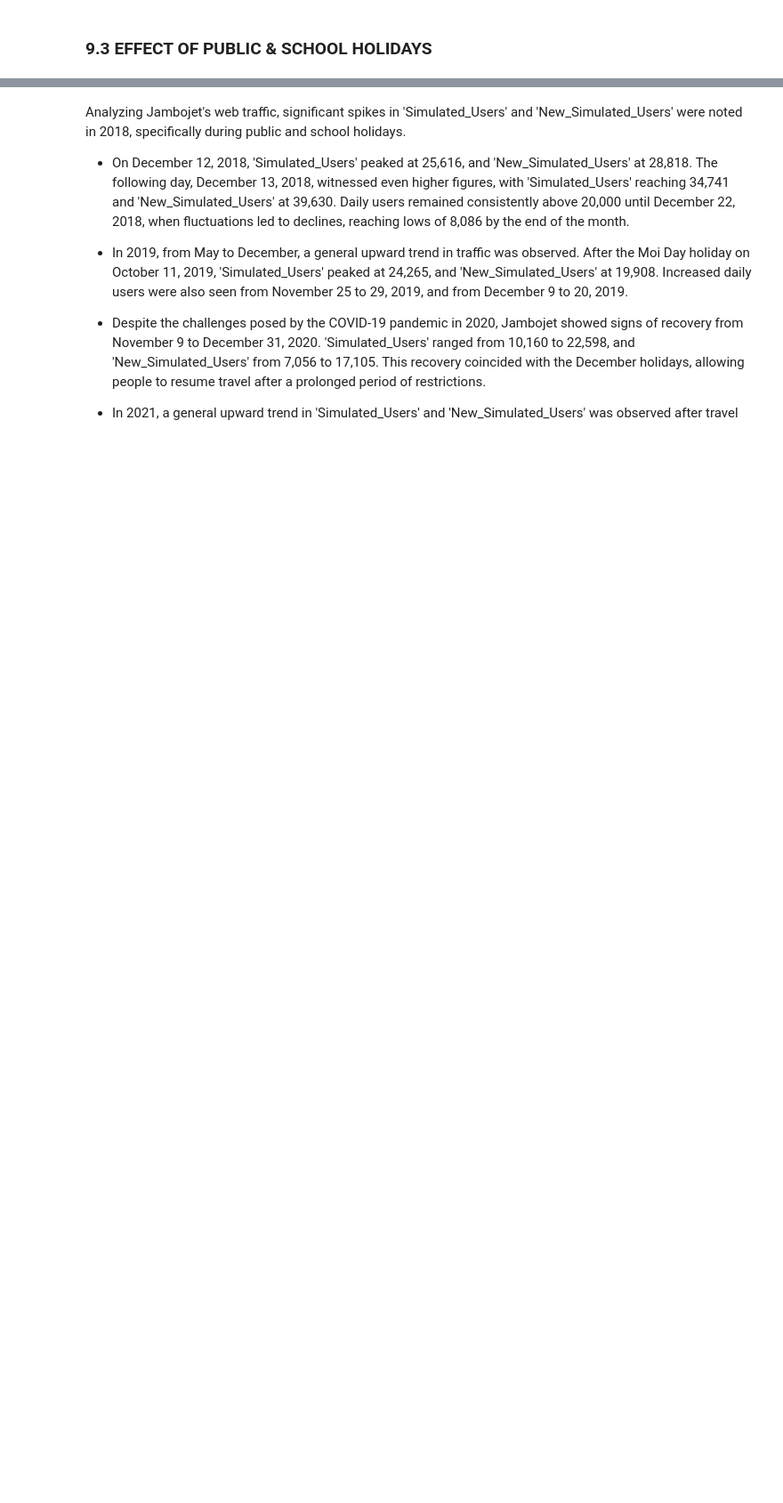
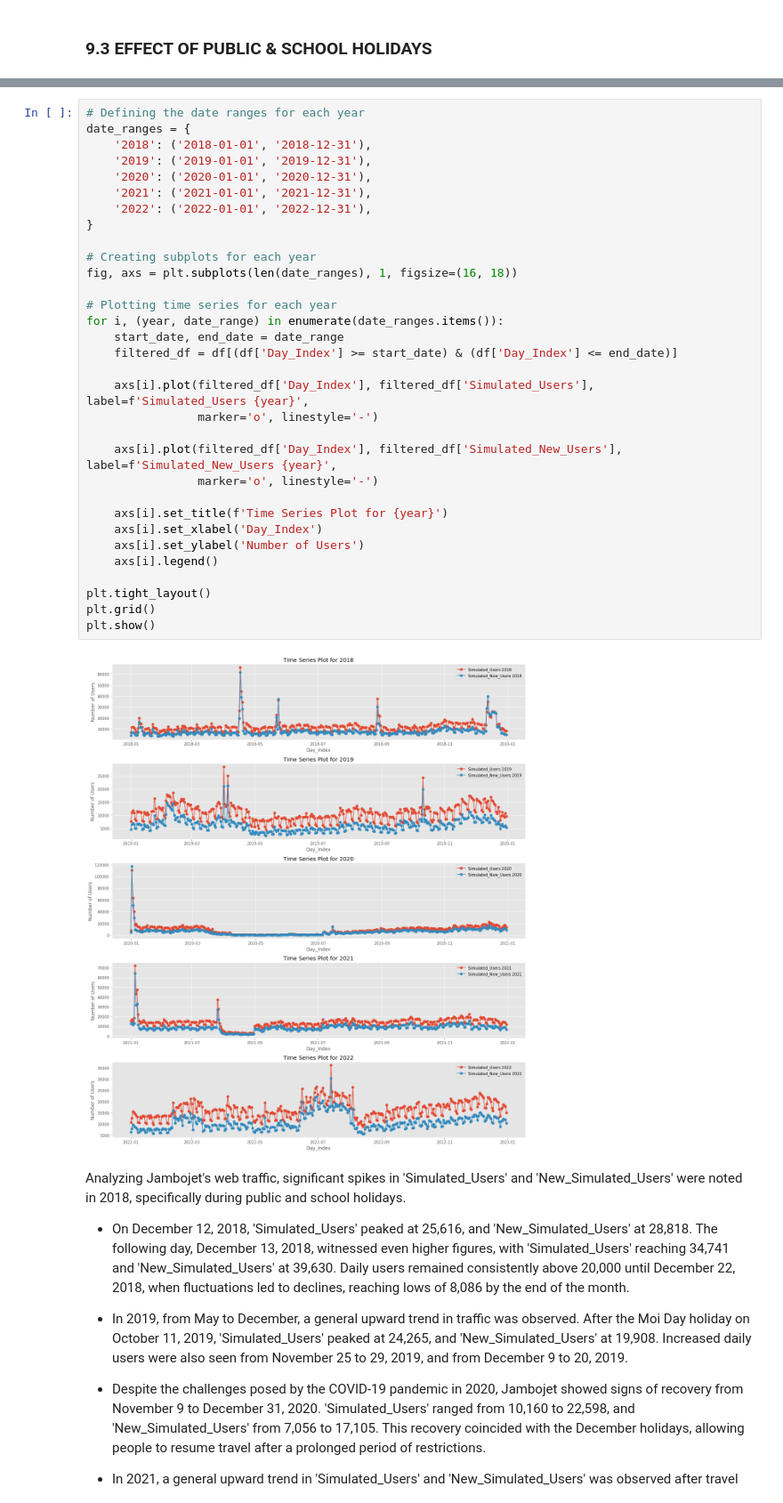
Before and after one commit to Mwenda-Mugambi/Web_Ad_campaign_optimization, a Jupyter notebook: Group_5_Notebook.ipynb, the cells around one changed output, grey strips where cells are left out. Shown at 89% size. Cells and saved outputs as stored; diff of their text form; blank space fills up the shorter version.

```diff
--- a/Group_5_Notebook.ipynb
+++ b/Group_5_Notebook.ipynb
@@ -494,3 +411,37 @@ plt.show()
+# %%
+# Defining the date ranges for each year
+date_ranges = {
+    '2018': ('2018-01-01', '2018-12-31'),
+    '2019': ('2019-01-01', '2019-12-31'),
+    '2020': ('2020-01-01', '2020-12-31'),
+    '2021': ('2021-01-01', '2021-12-31'),
+    '2022': ('2022-01-01', '2022-12-31'),
+}
+
+# Creating subplots for each year
+fig, axs = plt.subplots(len(date_ranges), 1, figsize=(16, 18))
+
+# Plotting time series for each year
+for i, (year, date_range) in enumerate(date_ranges.items()):
+    start_date, end_date = date_range
+    filtered_df = df[(df['Day_Index'] >= start_date) & (df['Day_Index'] <= end_date)]
+
+    axs[i].plot(filtered_df['Day_Index'], filtered_df['Simulated_Users'], label=f'Simulated_Users {year}',
+                marker='o', linestyle='-')
+
+    axs[i].plot(filtered_df['Day_Index'], filtered_df['Simulated_New_Users'], label=f'Simulated_New_Users {year}',
+                marker='o', linestyle='-')
+
+    axs[i].set_title(f'Time Series Plot for {year}')
+    axs[i].set_xlabel('Day_Index')
+    axs[i].set_ylabel('Number of Users')
+    axs[i].legend()
+
+plt.tight_layout()
+plt.grid()
+plt.show()
+# %% [output]
+[figure, added]
 # %% [markdown]
 Analyzing Jambojet's web traffic, significant spikes in 'Simulated_Users' and 'New_Simulated_Users' were noted in 2018, specifically during public and school holidays.
 - On December 12, 2018, 'Simulated_Users' peaked at 25,616, and 'New_Simulated_Users' at 28,818. The following day, December 13, 2018, witnessed even higher figures, with 'Simulated_Users' reaching 34,741 and 'New_Simulated_Users' at 39,630. Daily users remained consistently above 20,000 until December 22, 2018, when fluctuations led to declines, reaching lows of 8,086 by the end of the month.
```
Also changed, not shown: parts of 34 cells of this notebook, 2 other files.
